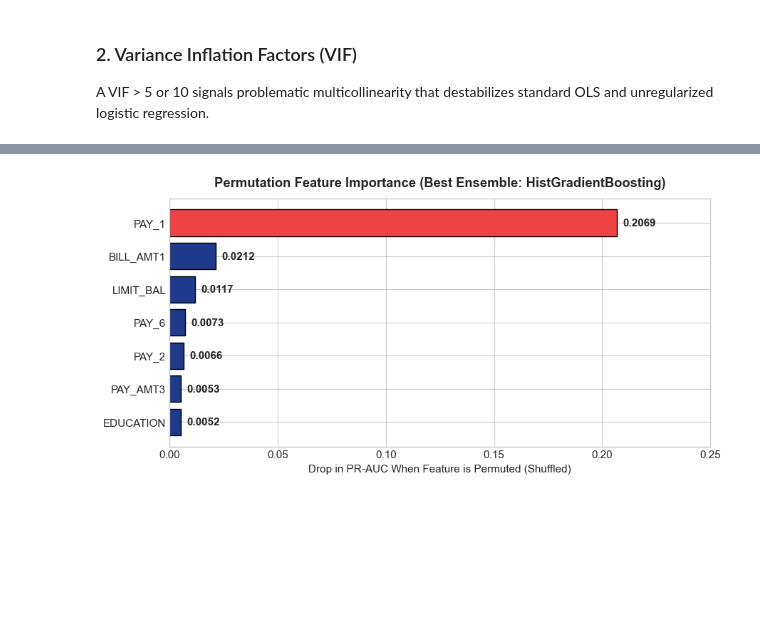
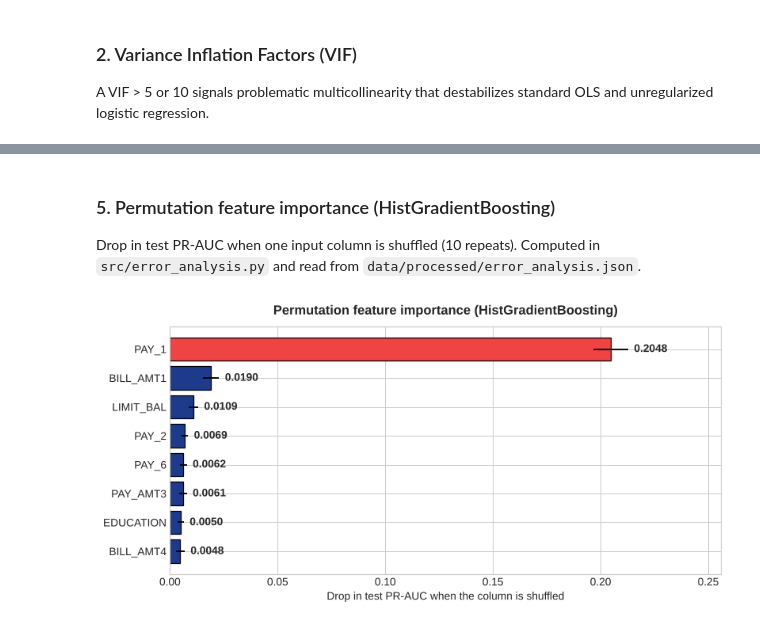
Before and after one commit to Jay-Glasswala/ML-Project, a Jupyter notebook: notebooks/eda_and_collinearity.ipynb, the cells around one changed output, grey strips where cells are left out. Saved outputs shown, nothing was run; the diff lists cells and outputs as text; code cells hidden in the pictures; blank space fills up the shorter version.

Commit message:
Download data automatically, fix notebook

```diff
--- a/notebooks/eda_and_collinearity.ipynb
+++ b/notebooks/eda_and_collinearity.ipynb
@@ -129,0 +147,25 @@ Which feature carries the single largest default predictive signal?
+# %%
+import joblib
+
+models = joblib.load(os.path.join('..', 'data', 'processed', 'trained_models.joblib'))
+rows = {}
+for name in ['plain_logistic', 'ridge_logistic', 'lasso_logistic', 'elastic_net']:
+    pipe = models[name]
+    names = [n.split('__')[-1] for n in pipe.named_steps['preprocessor'].get_feature_names_out()]
+    coef = pd.Series(pipe.named_steps['classifier'].coef_[0], index=names)
+    rows[name] = coef[bill_cols].round(3)
+fitted = pd.DataFrame(rows).T
+print("Bill weights of the fitted models (standardized features):")
+print(fitted.to_string())
+
+with open(os.path.join('..', 'data', 'processed', 'robustness_checks.json')) as f:
+    stab = json.load(f)['coefficient_stability']
+summary = pd.DataFrame({
+    'Ridge mean weight': {c: stab['ridge_C0.1'][c]['mean'] for c in bill_cols},
+    'Ridge 95% range': {c: str(stab['ridge_C0.1'][c]['ci95']) for c in bill_cols},
+    'Ridge % positive': {c: int(100 * stab['ridge_C0.1'][c]['share_positive']) for c in bill_cols},
+    'Lasso C=1 % zero': {c: int(100 * stab['lasso_C1.0'][c]['share_zero']) for c in bill_cols},
+    'Lasso C=0.01 % zero': {c: int(100 * stab['lasso_C0.01'][c]['share_zero']) for c in bill_cols},
+})
+print("\nBootstrap stability (100 refits):")
+print(summary.to_string())
@@ -130,18 +188,24 @@ Which feature carries the single largest default predictive signal?
+# %% [markdown]
+### 5. Permutation feature importance (HistGradientBoosting)
+Drop in test PR-AUC when one input column is shuffled (10 repeats). Computed in `src/error_analysis.py` and read from `data/processed/error_analysis.json`.
 # %%
-features = ['PAY_1', 'BILL_AMT1', 'LIMIT_BAL', 'PAY_6', 'PAY_2', 'PAY_AMT3', 'EDUCATION']
-drops = [0.2069, 0.0212, 0.0117, 0.0073, 0.0066, 0.0053, 0.0052]
+with open(os.path.join('..', 'data', 'processed', 'error_analysis.json')) as f:
+    importance = json.load(f)['permutation_importance']
+features = [d['feature'] for d in importance]
+drops = [d['mean_drop'] for d in importance]
+errs = [d['std'] for d in importance]
 
 fig, ax = plt.subplots(figsize=(9, 4.5))
 colors = ['#ef4444' if f == 'PAY_1' else '#1e3a8a' for f in features]
-bars = ax.barh(features[::-1], drops[::-1], color=colors[::-1], edgecolor='black')
-ax.set_xlim(0, 0.25)
-ax.set_xlabel('Drop in PR-AUC When Feature is Permuted (Shuffled)')
-ax.set_title('Permutation Feature Importance (Best Ensemble: HistGradientBoosting)', pad=12, fontweight='bold')
-for bar in bars:
+bars = ax.barh(features[::-1], drops[::-1], xerr=errs[::-1], color=colors[::-1], edgecolor='black')
+ax.set_xlim(0, max(drops) * 1.25)
+ax.set_xlabel('Drop in test PR-AUC when the column is shuffled')
+ax.set_title('Permutation feature importance (HistGradientBoosting)', pad=12, fontweight='bold')
+for bar, err in zip(bars, errs[::-1]):
     width = bar.get_width()
-    ax.annotate(f'{width:.4f}', xy=(width, bar.get_y() + bar.get_height() / 2),
+    ax.annotate(f'{width:.4f}', xy=(width + err, bar.get_y() + bar.get_height() / 2),
                 xytext=(6, 0), textcoords='offset points', ha='left', va='center', fontweight='bold')
 plt.tight_layout()
 plt.show()
 # %% [output]
-[figure, old version]
+[figure, new version]
```
Also changed, not shown: parts of 10 cells of this notebook, 8 other files.
